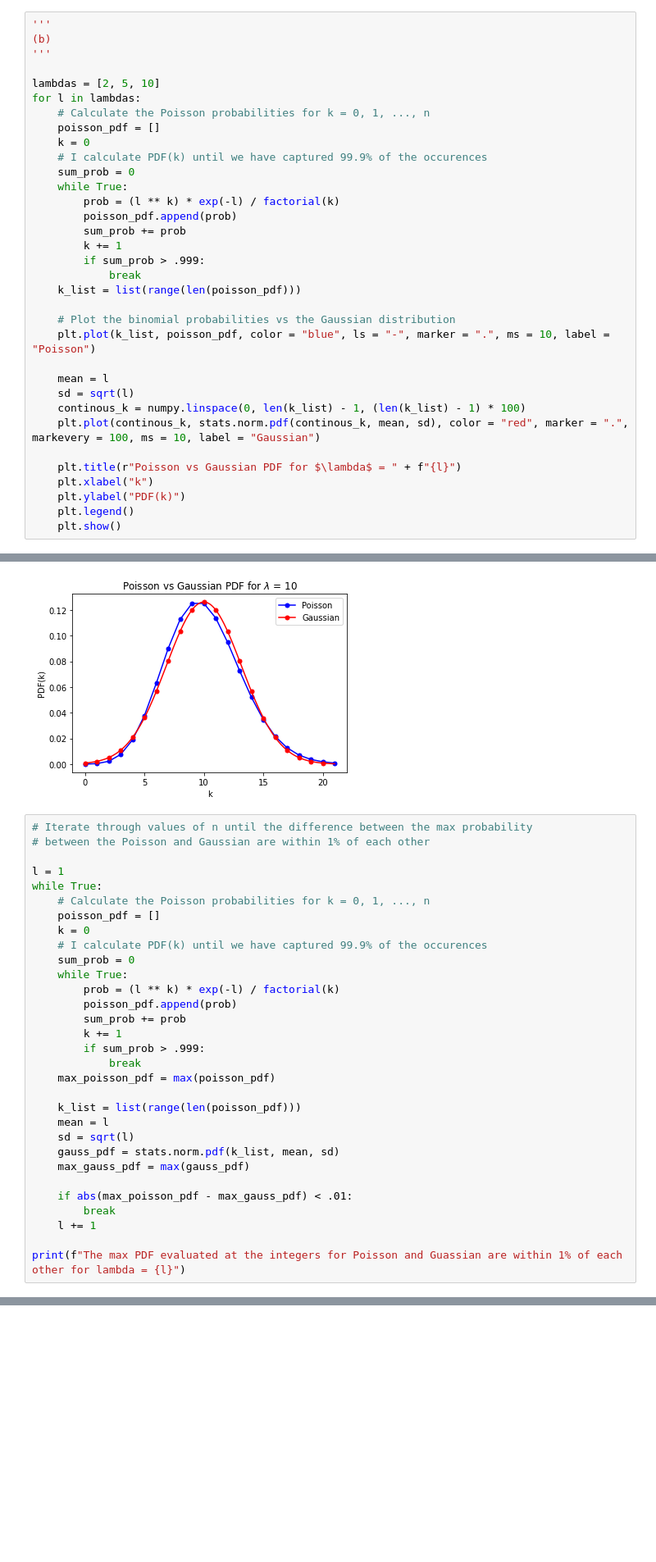
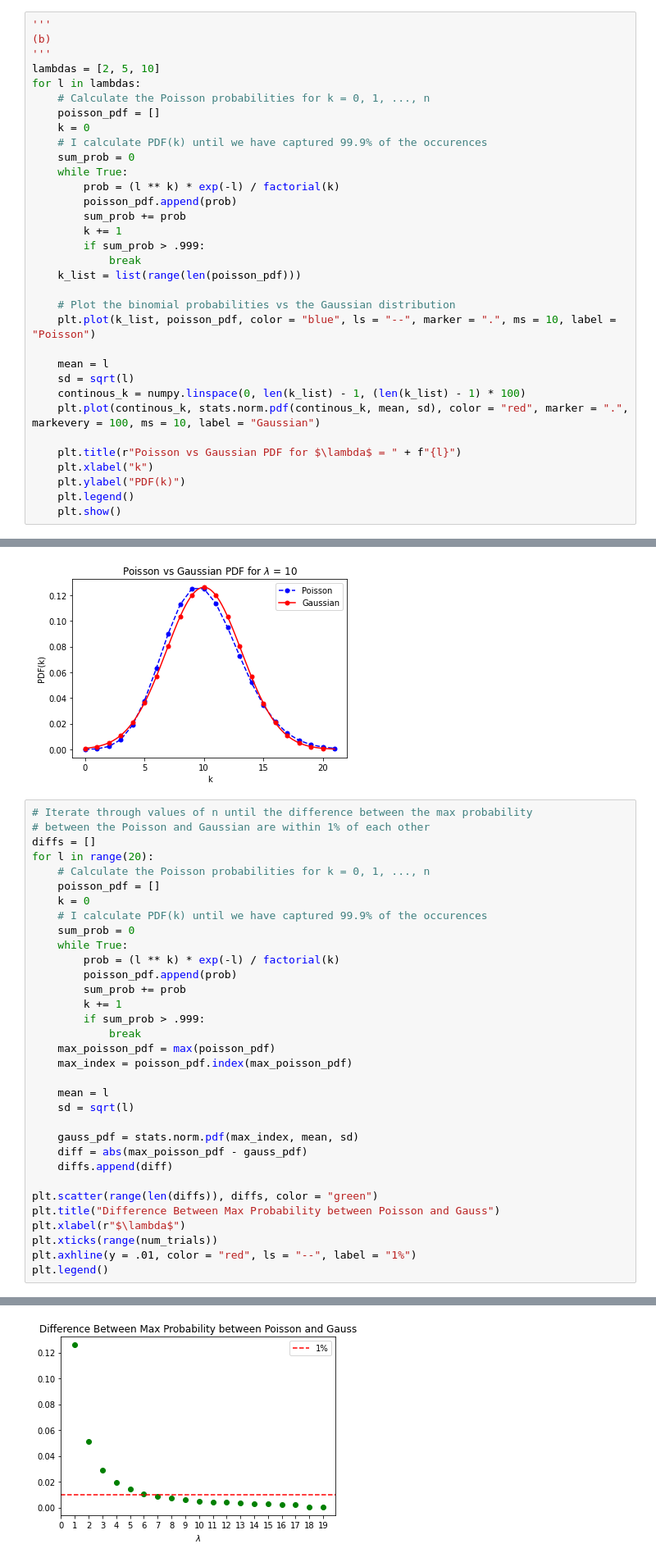
Before and after one commit to JChenster/APHY_470, a Jupyter notebook: hw2/JZC_hw2.ipynb, the cells around one changed output, grey strips where cells are left out. Shown: that part at 82% size. Drawn from its saved outputs; the diff is of its cells as text; blank space fills up the shorter version.

```diff
--- a/hw2/JZC_hw2.ipynb
+++ b/hw2/JZC_hw2.ipynb
@@ -71,7 +81,6 @@ The max PDF evaluated at the integers for Binomial and Guassian are within 1% of
 '''
 (b)
 '''
-
 lambdas = [2, 5, 10]
 for l in lambdas:
     # Calculate the Poisson probabilities for k = 0, 1, ..., n
@@ -89,7 +98,7 @@ for l in lambdas:
     k_list = list(range(len(poisson_pdf)))
 
     # Plot the binomial probabilities vs the Gaussian distribution
-    plt.plot(k_list, poisson_pdf, color = "blue", ls = "-", marker = ".", ms = 10, label = "Poisson")
+    plt.plot(k_list, poisson_pdf, color = "blue", ls = "--", marker = ".", ms = 10, label = "Poisson")
 
     mean = l
     sd = sqrt(l)
@@ -108,9 +117,8 @@ for l in lambdas:
 # %%
 # Iterate through values of n until the difference between the max probability
 # between the Poisson and Gaussian are within 1% of each other
-
-l = 1
-while True:
+diffs = []
+for l in range(20):
     # Calculate the Poisson probabilities for k = 0, 1, ..., n
     poisson_pdf = []
     k = 0
@@ -124,16 +132,19 @@ while True:
         if sum_prob > .999:
             break
     max_poisson_pdf = max(poisson_pdf)
+    max_index = poisson_pdf.index(max_poisson_pdf)
 
-    k_list = list(range(len(poisson_pdf)))
     mean = l
     sd = sqrt(l)
-    gauss_pdf = stats.norm.pdf(k_list, mean, sd)
-    max_gauss_pdf = max(gauss_pdf)
 
-    if abs(max_poisson_pdf - max_gauss_pdf) < .01:
-        break
-    l += 1
+    gauss_pdf = stats.norm.pdf(max_index, mean, sd)
+    diff = abs(max_poisson_pdf - gauss_pdf)
+    diffs.append(diff)
 
-print(f"The max PDF evaluated at the integers for Poisson and Guassian are within 1% of each other for lambda = {l}")
+plt.scatter(range(len(diffs)), diffs, color = "green")
+plt.title("Difference Between Max Probability between Poisson and Gauss")
+plt.xlabel(r"$\lambda$")
+plt.xticks(range(num_trials))
+plt.axhline(y = .01, color = "red", ls = "--", label = "1%")
+plt.legend()
 # %% [output]
@@ -140,0 +152 @@ The max PDF evaluated at the integers for Binomial and Guassian are within 1% of
+[figure, added]
```
Also changed, not shown: parts of 10 cells of this notebook, 1 other file.
